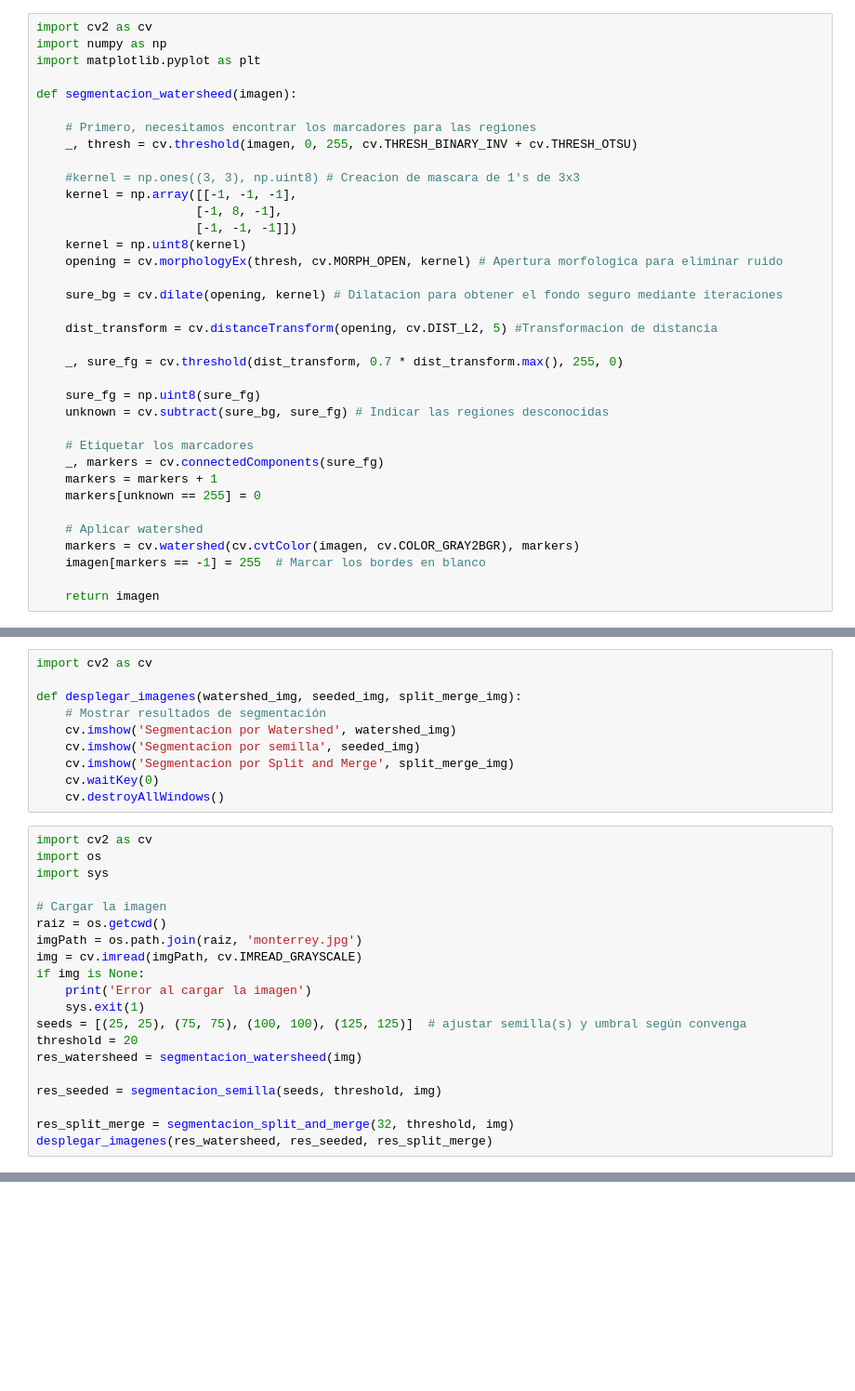
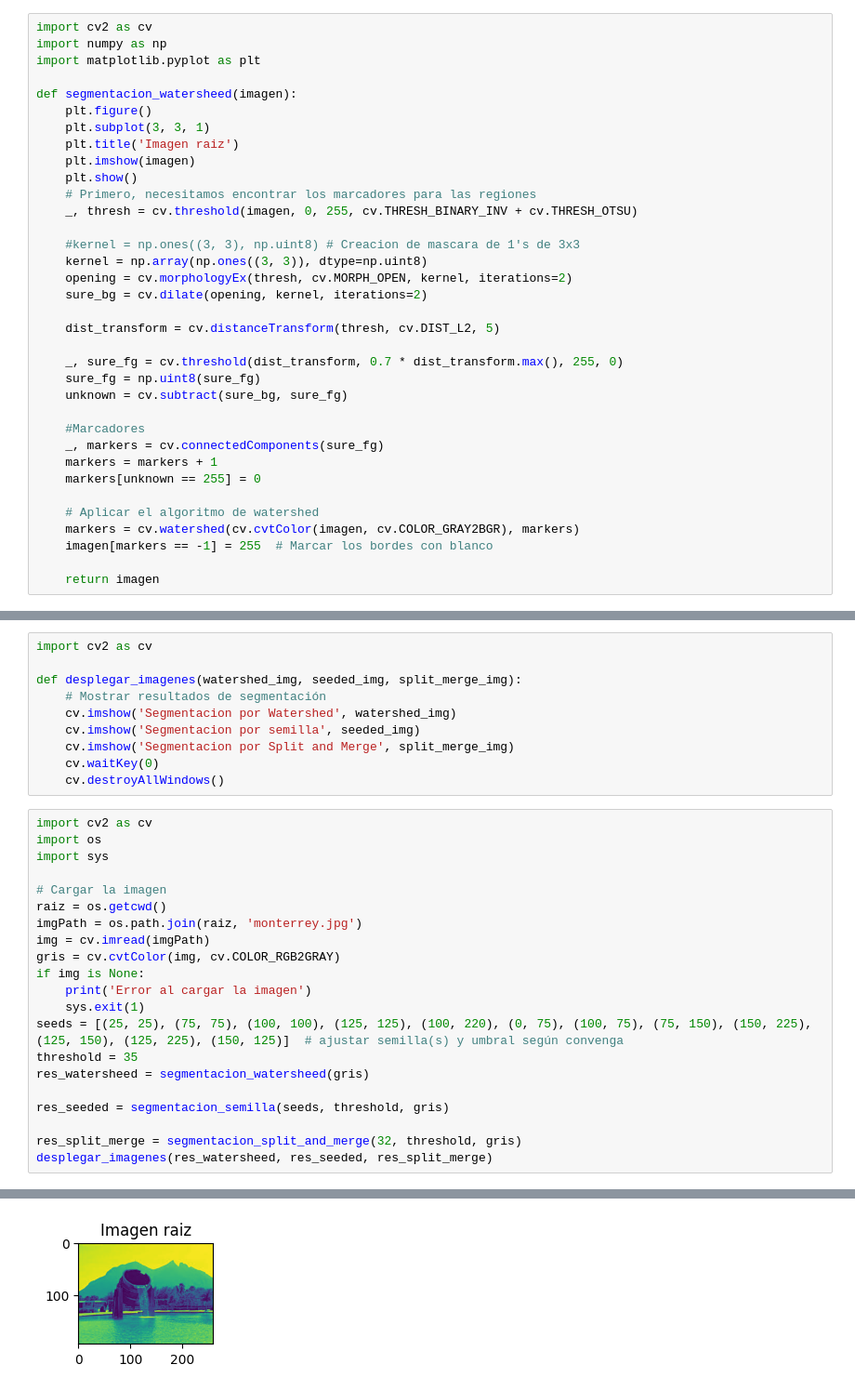
Before and after one commit to omarjmc/maestria, a Jupyter notebook: segmentacion.ipynb, the cells around one changed output, grey strips where cells are left out. Shown: that part at 93% size. Drawn from its saved outputs; the diff is of its cells as text; blank space fills up the shorter version.

Commit message:
probando diferentes semillas y threshold

```diff
--- a/segmentacion.ipynb
+++ b/segmentacion.ipynb
@@ -4,34 +4,33 @@ import numpy as np
 import matplotlib.pyplot as plt
 
 def segmentacion_watersheed(imagen):
-
+    plt.figure()
+    plt.subplot(3, 3, 1)
+    plt.title('Imagen raiz')
+    plt.imshow(imagen)
+    plt.show()
     # Primero, necesitamos encontrar los marcadores para las regiones
     _, thresh = cv.threshold(imagen, 0, 255, cv.THRESH_BINARY_INV + cv.THRESH_OTSU)
 
     #kernel = np.ones((3, 3), np.uint8) # Creacion de mascara de 1's de 3x3
-    kernel = np.array([[-1, -1, -1],
-                      [-1, 8, -1],
-                      [-1, -1, -1]])
-    kernel = np.uint8(kernel)
-    opening = cv.morphologyEx(thresh, cv.MORPH_OPEN, kernel) # Apertura morfologica para eliminar ruido
+    kernel = np.array(np.ones((3, 3)), dtype=np.uint8)
+    opening = cv.morphologyEx(thresh, cv.MORPH_OPEN, kernel, iterations=2)
+    sure_bg = cv.dilate(opening, kernel, iterations=2)
 
-    sure_bg = cv.dilate(opening, kernel) # Dilatacion para obtener el fondo seguro mediante iteraciones
-
-    dist_transform = cv.distanceTransform(opening, cv.DIST_L2, 5) #Transformacion de distancia
+    dist_transform = cv.distanceTransform(thresh, cv.DIST_L2, 5)
 
     _, sure_fg = cv.threshold(dist_transform, 0.7 * dist_transform.max(), 255, 0)
+    sure_fg = np.uint8(sure_fg)
+    unknown = cv.subtract(sure_bg, sure_fg)
 
-    sure_fg = np.uint8(sure_fg)
-    unknown = cv.subtract(sure_bg, sure_fg) # Indicar las regiones desconocidas
-
-    # Etiquetar los marcadores
+    #Marcadores
     _, markers = cv.connectedComponents(sure_fg)
     markers = markers + 1
     markers[unknown == 255] = 0
 
-    # Aplicar watershed
+    # Aplicar el algoritmo de watershed
     markers = cv.watershed(cv.cvtColor(imagen, cv.COLOR_GRAY2BGR), markers)
-    imagen[markers == -1] = 255  # Marcar los bordes en blanco
+    imagen[markers == -1] = 255  # Marcar los bordes con blanco
 
     return imagen
 # %%
@@ -138,16 +137,17 @@ import sys
 # Cargar la imagen
 raiz = os.getcwd()
 imgPath = os.path.join(raiz, 'monterrey.jpg')
-img = cv.imread(imgPath, cv.IMREAD_GRAYSCALE)
+img = cv.imread(imgPath)
+gris = cv.cvtColor(img, cv.COLOR_RGB2GRAY)
 if img is None:
     print('Error al cargar la imagen')
     sys.exit(1)
-seeds = [(25, 25), (75, 75), (100, 100), (125, 125)]  # ajustar semilla(s) y umbral según convenga
-threshold = 20
-res_watersheed = segmentacion_watersheed(img)
+seeds = [(25, 25), (75, 75), (100, 100), (125, 125), (100, 220), (0, 75), (100, 75), (75, 150), (150, 225), (125, 150), (125, 225), (150, 125)]  # ajustar semilla(s) y umbral según convenga
+threshold = 35
+res_watersheed = segmentacion_watersheed(gris)
 
-res_seeded = segmentacion_semilla(seeds, threshold, img)
+res_seeded = segmentacion_semilla(seeds, threshold, gris)
 
-res_split_merge = segmentacion_split_and_merge(32, threshold, img)
+res_split_merge = segmentacion_split_and_merge(32, threshold, gris)
 desplegar_imagenes(res_watersheed, res_seeded, res_split_merge)
 # %% [output]
@@ -154,0 +154 @@ desplegar_imagenes(res_watersheed, res_seeded, res_split_merge)
+[figure, added]
```
Also changed, not shown: parts of 1 cell of this notebook.
